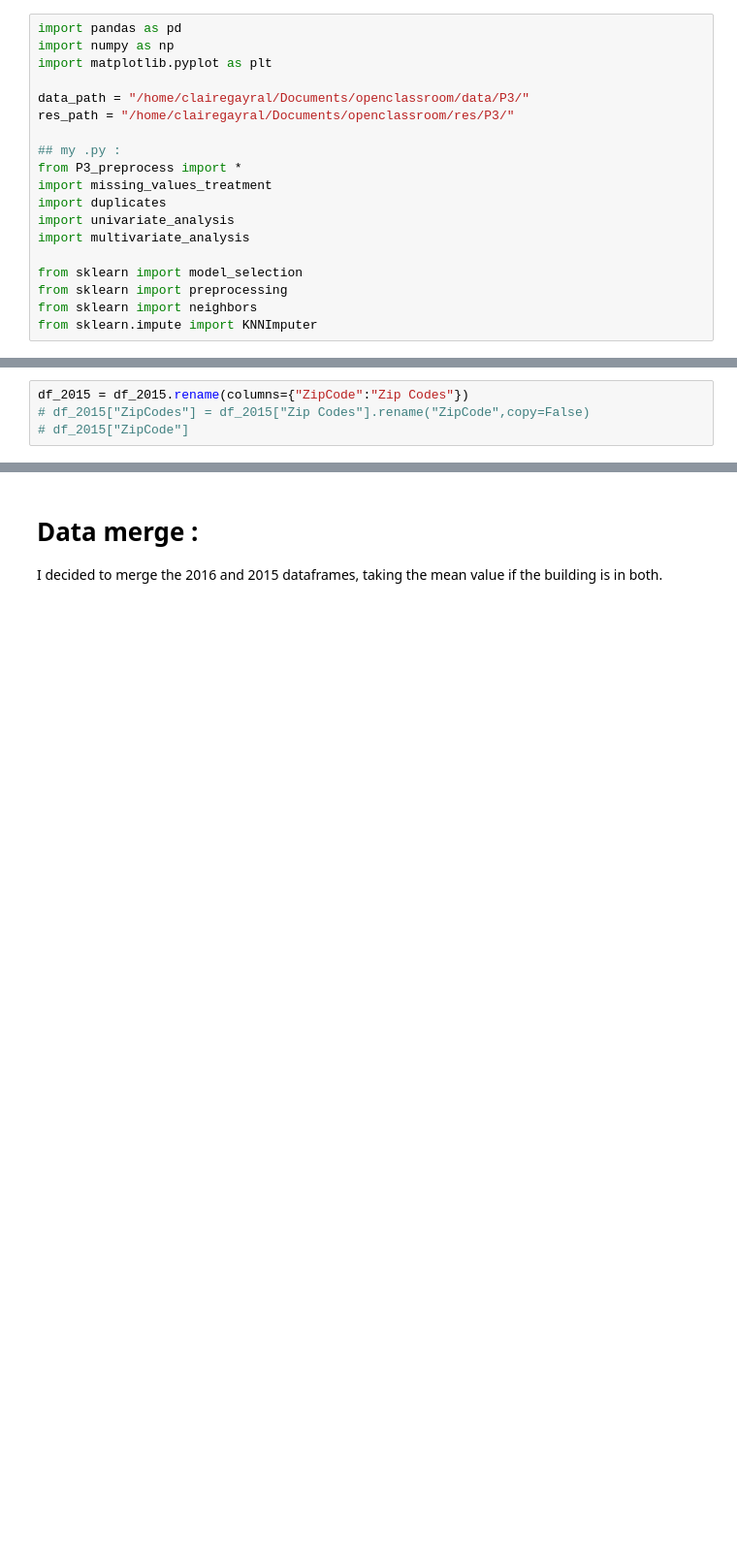
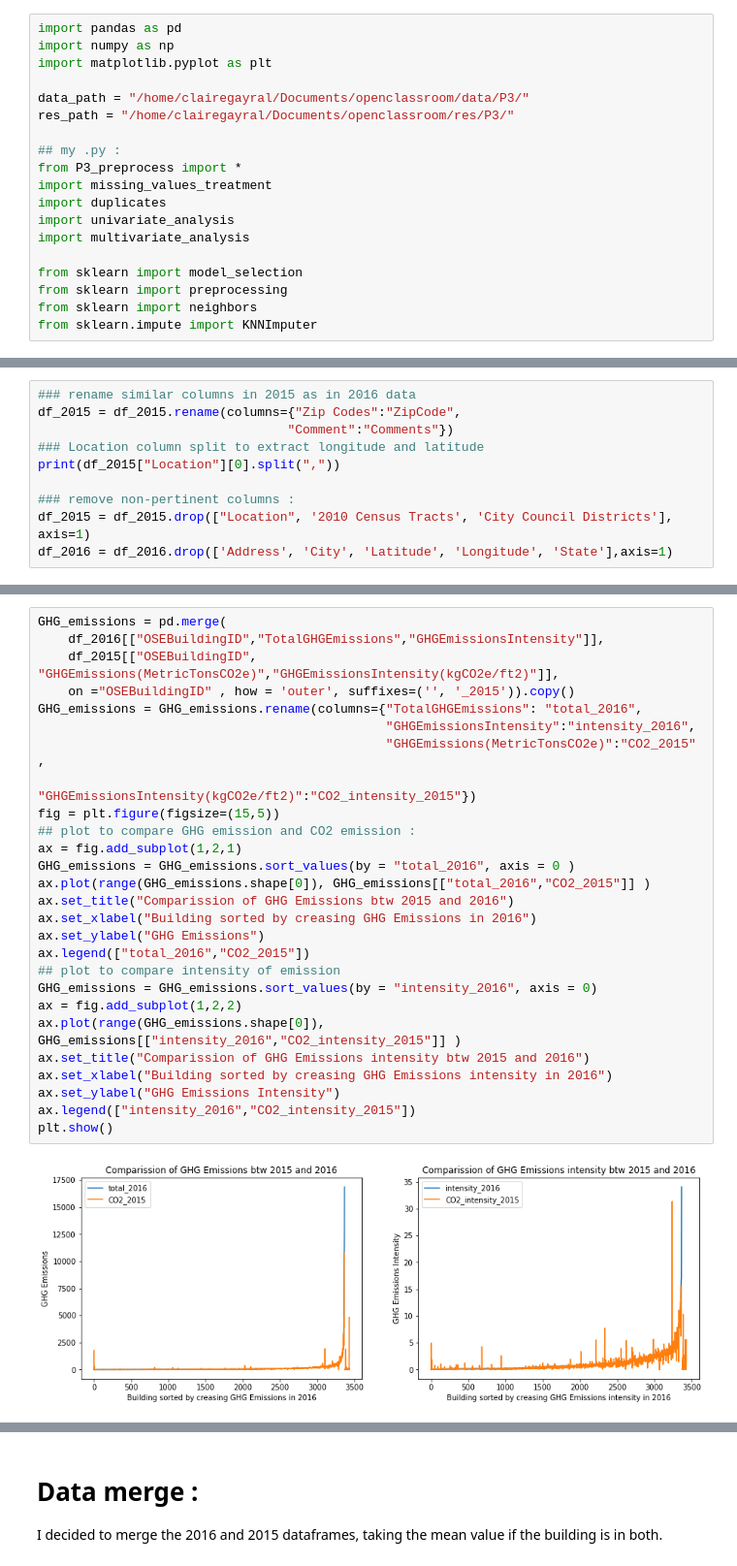
Before and after one commit to ClaireGayral/formation_openclassroom, a Jupyter notebook: P3_gayral_claire/preprocess.ipynb, the cells around one changed output, grey strips where cells are left out. Shown at 97% size. Drawn from its saved outputs; the diff is of its cells as text; blank space fills up the shorter version.

```diff
--- a/P3_gayral_claire/preprocess.ipynb
+++ b/P3_gayral_claire/preprocess.ipynb
@@ -34,4 +98,0 @@ Total NaNs =  26512 (that is  16.89 %)
-# %%
-df_2015 = df_2015.rename(columns={"ZipCode":"Zip Codes"})
-# df_2015["ZipCodes"] = df_2015["Zip Codes"].rename("ZipCode",copy=False)
-# df_2015["ZipCode"]
@@ -37,0 +110,10 @@ df_2015 = df_2015.rename(columns={"ZipCode":"Zip Codes"})
+# %%
+### rename similar columns in 2015 as in 2016 data
+df_2015 = df_2015.rename(columns={"Zip Codes":"ZipCode",
+                                 "Comment":"Comments"})
+### Location column split to extract longitude and latitude
+print(df_2015["Location"][0].split(","))
+
+### remove non-pertinent columns :
+df_2015 = df_2015.drop(["Location", '2010 Census Tracts', 'City Council Districts'], axis=1)
+df_2016 = df_2016.drop(['Address', 'City', 'Latitude', 'Longitude', 'State'],axis=1)
@@ -37,0 +163,29 @@ df_2015 = df_2015.rename(columns={"ZipCode":"Zip Codes"})
+# %%
+GHG_emissions = pd.merge(
+    df_2016[["OSEBuildingID","TotalGHGEmissions","GHGEmissionsIntensity"]],
+    df_2015[["OSEBuildingID", "GHGEmissions(MetricTonsCO2e)","GHGEmissionsIntensity(kgCO2e/ft2)"]],
+    on ="OSEBuildingID" , how = 'outer', suffixes=('', '_2015')).copy()
+GHG_emissions = GHG_emissions.rename(columns={"TotalGHGEmissions": "total_2016",
+                                              "GHGEmissionsIntensity":"intensity_2016",
+                                              "GHGEmissions(MetricTonsCO2e)":"CO2_2015" ,
+                                              "GHGEmissionsIntensity(kgCO2e/ft2)":"CO2_intensity_2015"})
+fig = plt.figure(figsize=(15,5))
+## plot to compare GHG emission and CO2 emission :
+ax = fig.add_subplot(1,2,1)
+GHG_emissions = GHG_emissions.sort_values(by = "total_2016", axis = 0 )
+ax.plot(range(GHG_emissions.shape[0]), GHG_emissions[["total_2016","CO2_2015"]] )
+ax.set_title("Comparission of GHG Emissions btw 2015 and 2016")
+ax.set_xlabel("Building sorted by creasing GHG Emissions in 2016")
+ax.set_ylabel("GHG Emissions")
+ax.legend(["total_2016","CO2_2015"])
+## plot to compare intensity of emission
+GHG_emissions = GHG_emissions.sort_values(by = "intensity_2016", axis = 0)
+ax = fig.add_subplot(1,2,2)
+ax.plot(range(GHG_emissions.shape[0]), GHG_emissions[["intensity_2016","CO2_intensity_2015"]] )
+ax.set_title("Comparission of GHG Emissions intensity btw 2015 and 2016")
+ax.set_xlabel("Building sorted by creasing GHG Emissions intensity in 2016")
+ax.set_ylabel("GHG Emissions Intensity")
+ax.legend(["intensity_2016","CO2_intensity_2015"])
+plt.show()
+# %% [output]
+[figure, added]
```
Also changed, not shown: parts of 45 cells of this notebook.
